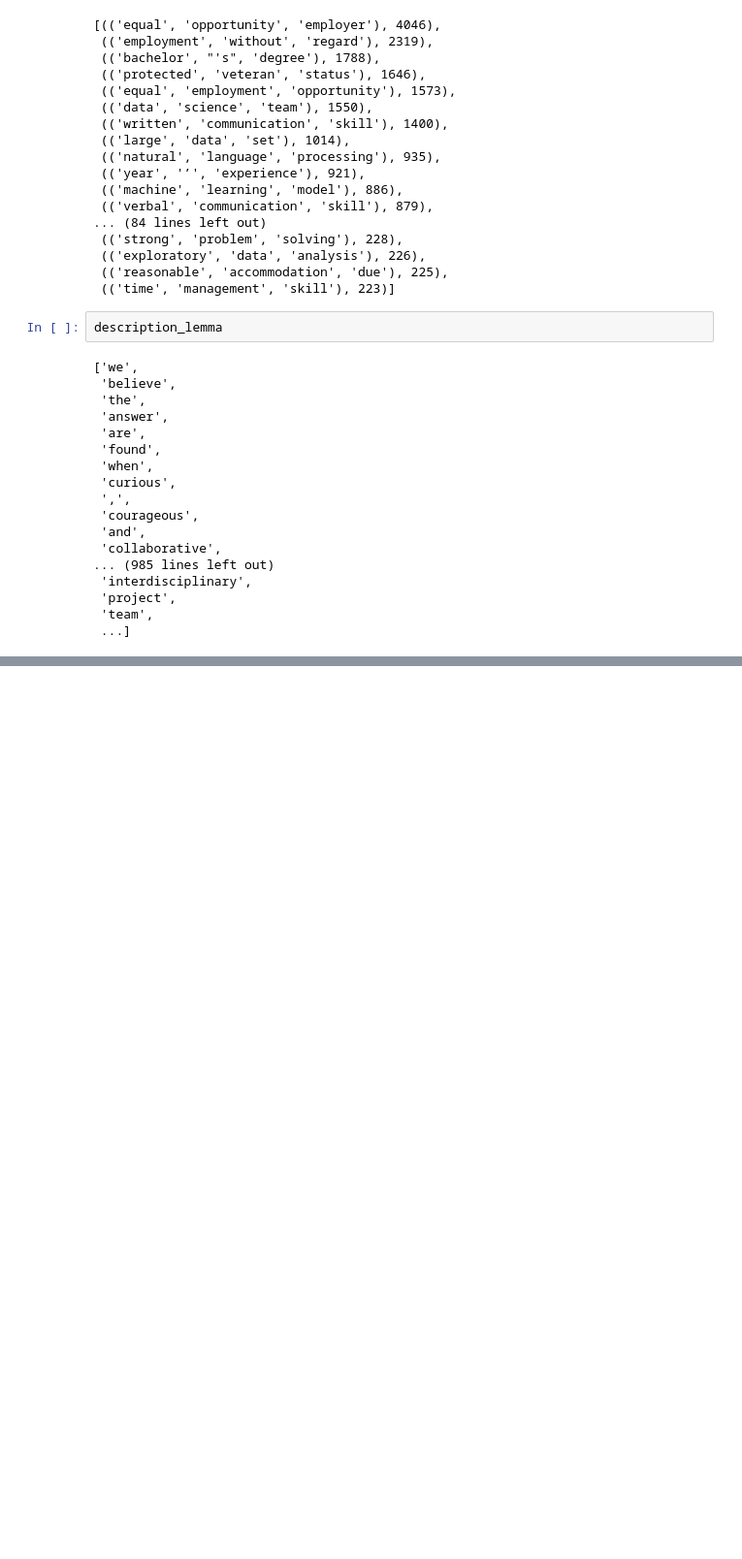
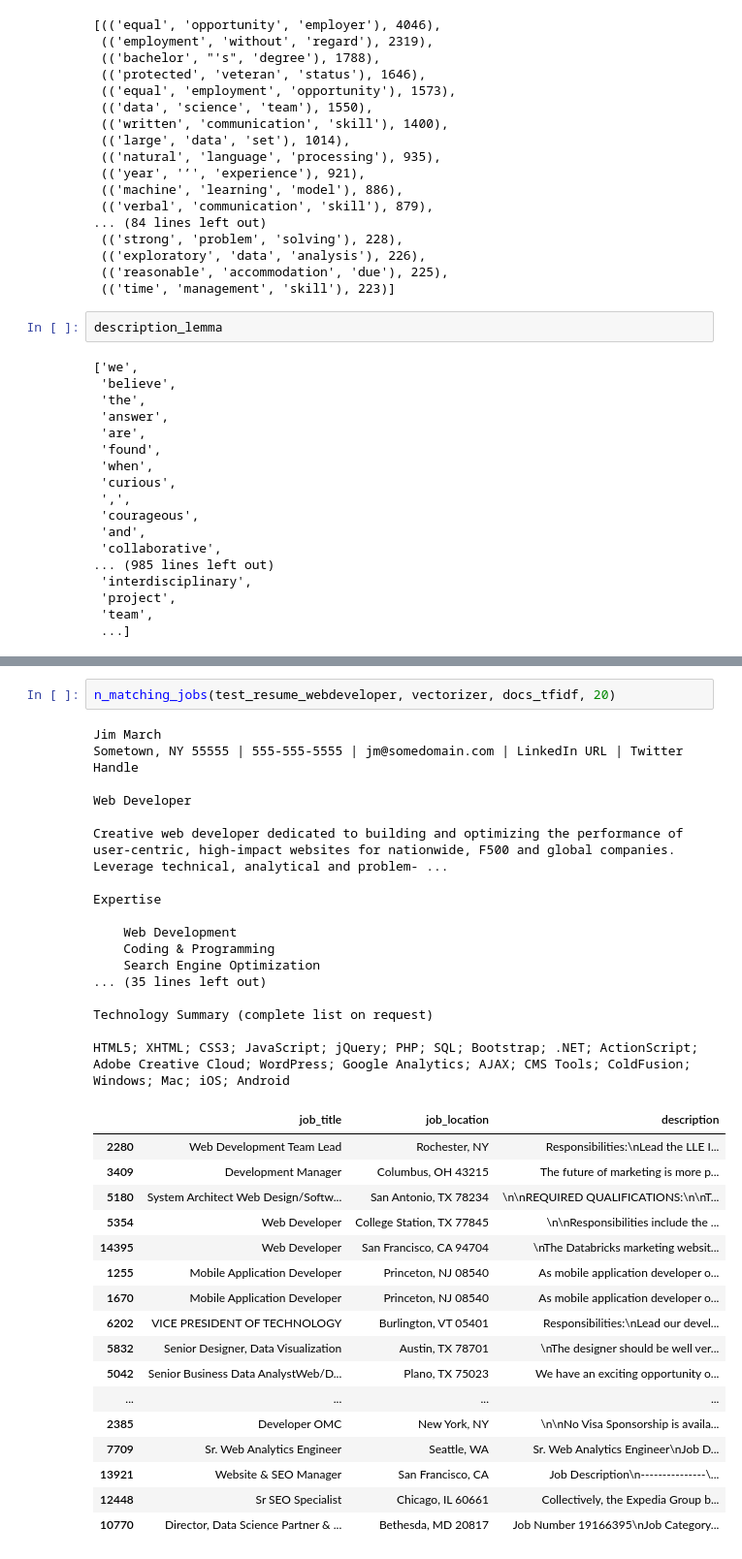
Before and after one commit to ivboh/NLP-Indeed-Jobs-Recommender, a Jupyter notebook: src/nlp_indeed_EDA.ipynb, the cells around one changed output, grey strips where cells are left out. Shown: that part at 97% size. Drawn from its saved outputs; the diff is of its cells as text; blank space fills up the shorter version.

```diff
--- a/src/nlp_indeed_EDA.ipynb
+++ b/src/nlp_indeed_EDA.ipynb
@@ -514,0 +684,37 @@ vectorizer.get_feature_names()
+# %%
+n_matching_jobs(test_resume_webdeveloper, vectorizer, docs_tfidf, 20)
+# %% [output]
+Jim March
+Sometown, NY 55555 | 555-555-5555 | jm@somedomain.com | LinkedIn URL | Twitter Handle
+
+Web Developer
+
+Creative web developer dedicated to building and optimizing the performance of user-centric, high-impact websites for nationwide, F500 and global companies. Leverage technical, analytical and problem- ...
+
+Expertise
+
+    Web Development
+    Coding & Programming
+    Search Engine Optimization
+... (35 lines left out)
+
+Technology Summary (complete list on request)
+
+HTML5; XHTML; CSS3; JavaScript; jQuery; PHP; SQL; Bootstrap; .NET; ActionScript; Adobe Creative Cloud; WordPress; Google Analytics; AJAX; CMS Tools; ColdFusion; Windows; Mac; iOS; Android
+|  | job_title | job_location | description |
+| 2280 | Web Development Team Lead | Rochester, NY | Responsibilities:\nLead the LLE I... |
+| 3409 | Development Manager | Columbus, OH 43215 | The future of marketing is more p... |
+| 5180 | System Architect Web Design/Softw... | San Antonio, TX 78234 | \n\nREQUIRED QUALIFICATIONS:\n\nT... |
+| 5354 | Web Developer | College Station, TX 77845 | \n\nResponsibilities include the ... |
+| 14395 | Web Developer | San Francisco, CA 94704 | \nThe Databricks marketing websit... |
+| 1255 | Mobile Application Developer | Princeton, NJ 08540 | As mobile application developer o... |
+| 1670 | Mobile Application Developer | Princeton, NJ 08540 | As mobile application developer o... |
+| 6202 | VICE PRESIDENT OF TECHNOLOGY | Burlington, VT 05401 | Responsibilities:\nLead our devel... |
+| 5832 | Senior Designer, Data Visualization | Austin, TX 78701 | \nThe designer should be well ver... |
+| 5042 | Senior Business Data AnalystWeb/D... | Plano, TX 75023 | We have an exciting opportunity o... |
+| ... | ... | ... | ... |
+| 2385 | Developer OMC | New York, NY | \n\nNo Visa Sponsorship is availa... |
+| 7709 | Sr. Web Analytics Engineer | Seattle, WA | Sr. Web Analytics Engineer\nJob D... |
+| 13921 | Website & SEO Manager | San Francisco, CA | Job Description\n---------------\... |
+| 12448 | Sr SEO Specialist | Chicago, IL 60661 | Collectively, the Expedia Group b... |
+| 10770 | Director, Data Science Partner & ... | Bethesda, MD 20817 | Job Number 19166395\nJob Category... |
```
Also changed, not shown: parts of 29 cells of this notebook.
